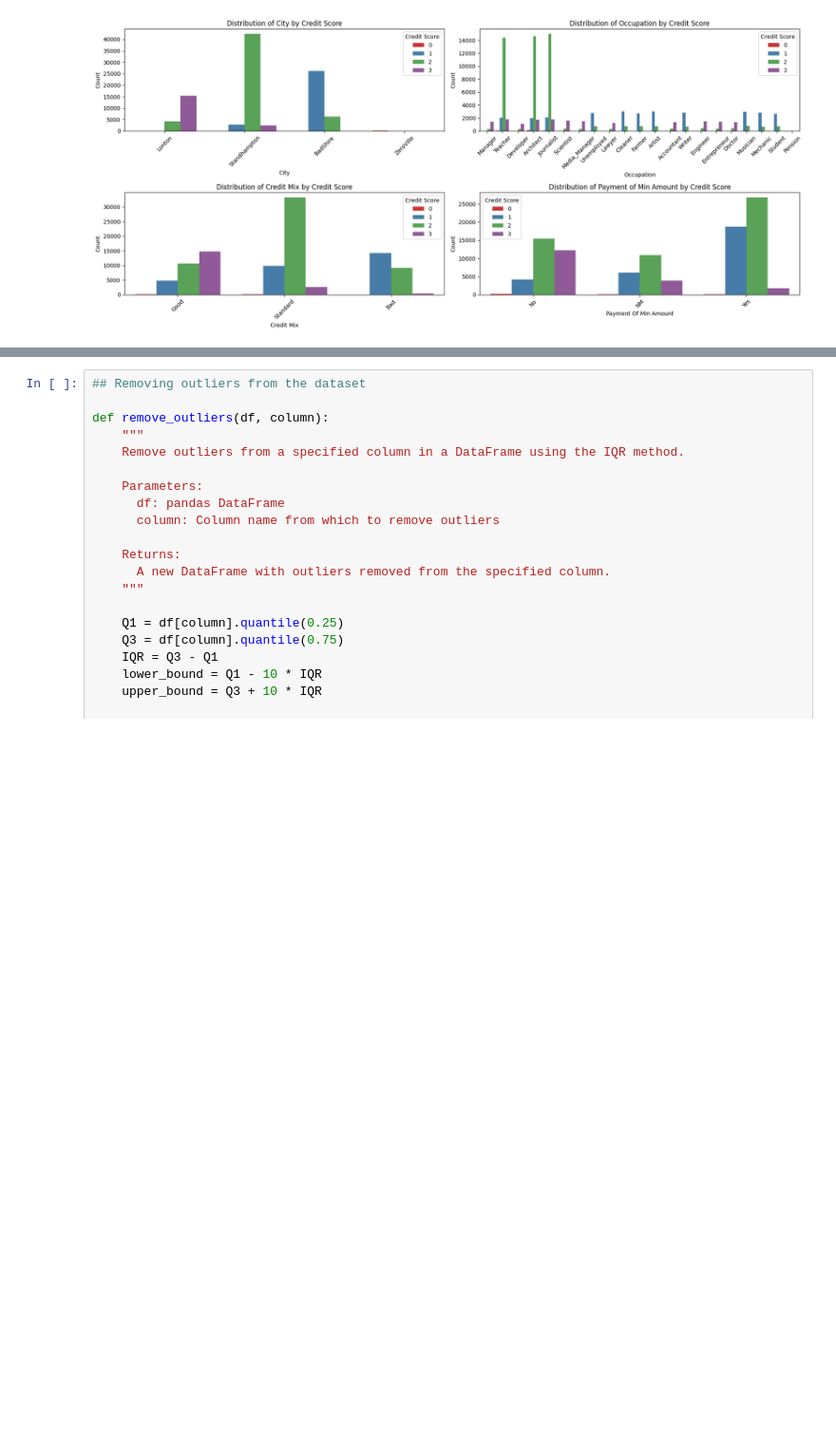
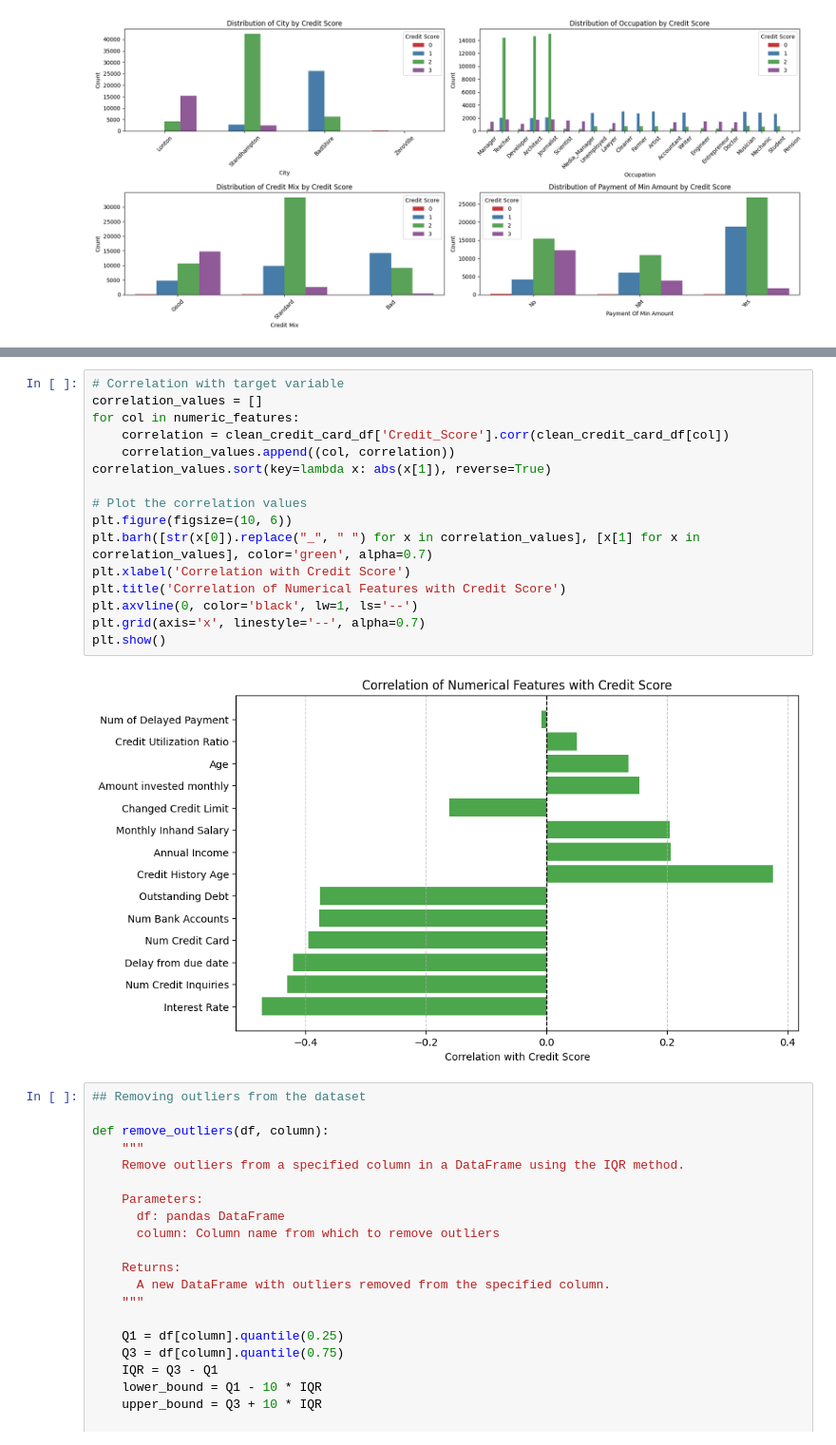
Before and after one commit to lelloxx/Advanced_Coding_Project_LUISS_2024-25, a Jupyter notebook: EDA.ipynb, the cells around one changed output, grey strips where cells are left out. Shown: that part at 95% size. Drawn from its saved outputs; the diff is of its cells as text; blank space fills up the shorter version.

```diff
--- a/EDA.ipynb
+++ b/EDA.ipynb
@@ -297,3 +322,21 @@ plt.show()
+# %%
+# Correlation with target variable
+correlation_values = []
+for col in numeric_features:
+    correlation = clean_credit_card_df['Credit_Score'].corr(clean_credit_card_df[col])
+    correlation_values.append((col, correlation))
+correlation_values.sort(key=lambda x: abs(x[1]), reverse=True)
+
+# Plot the correlation values
+plt.figure(figsize=(10, 6))
+plt.barh([str(x[0]).replace("_", " ") for x in correlation_values], [x[1] for x in correlation_values], color='green', alpha=0.7)
+plt.xlabel('Correlation with Credit Score')
+plt.title('Correlation of Numerical Features with Credit Score')
+plt.axvline(0, color='black', lw=1, ls='--')
+plt.grid(axis='x', linestyle='--', alpha=0.7)
+plt.show()
+# %% [output]
+[figure, added]
 # %%
 ## Removing outliers from the dataset
 
```
Also changed, not shown: parts of 3 cells of this notebook, 9 other files.
